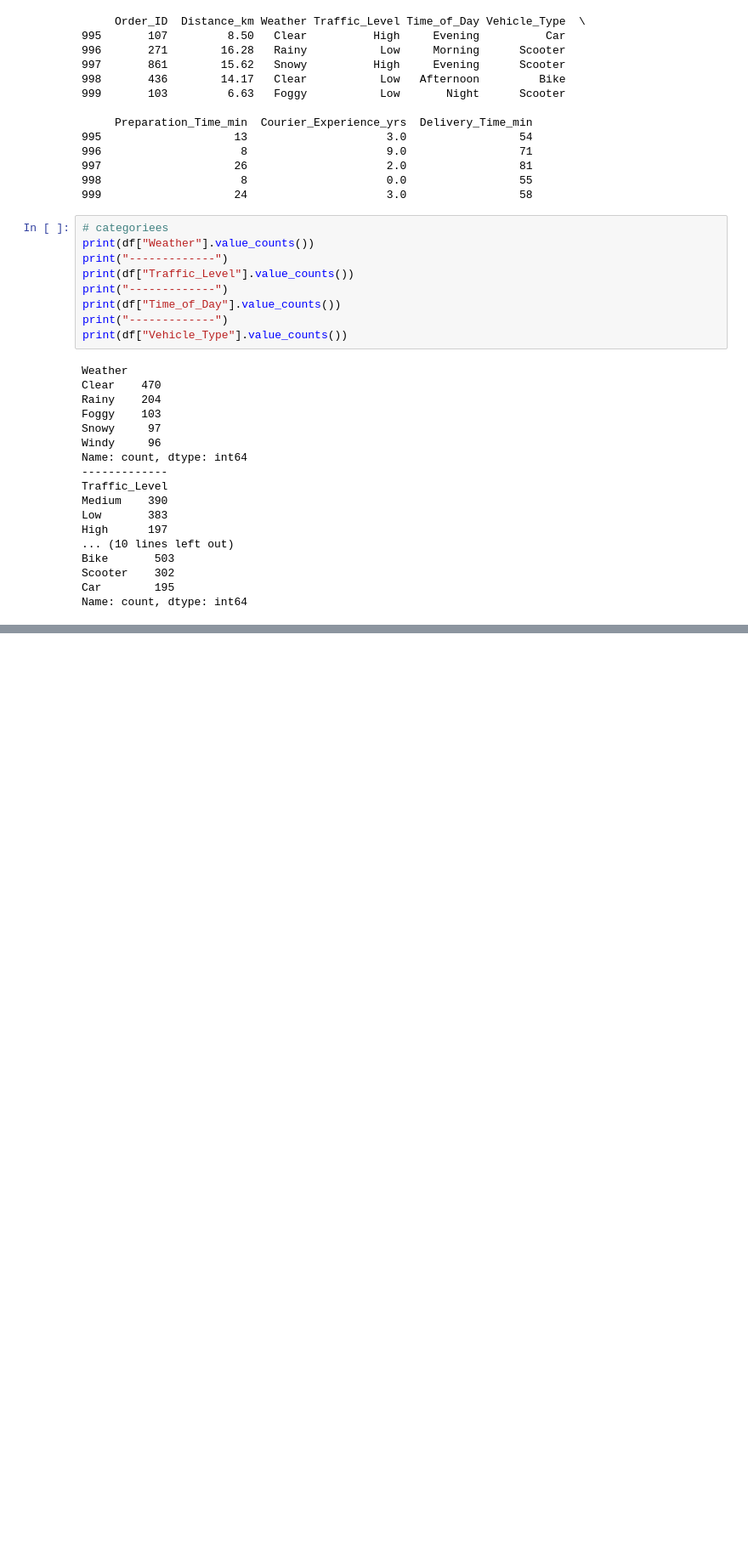
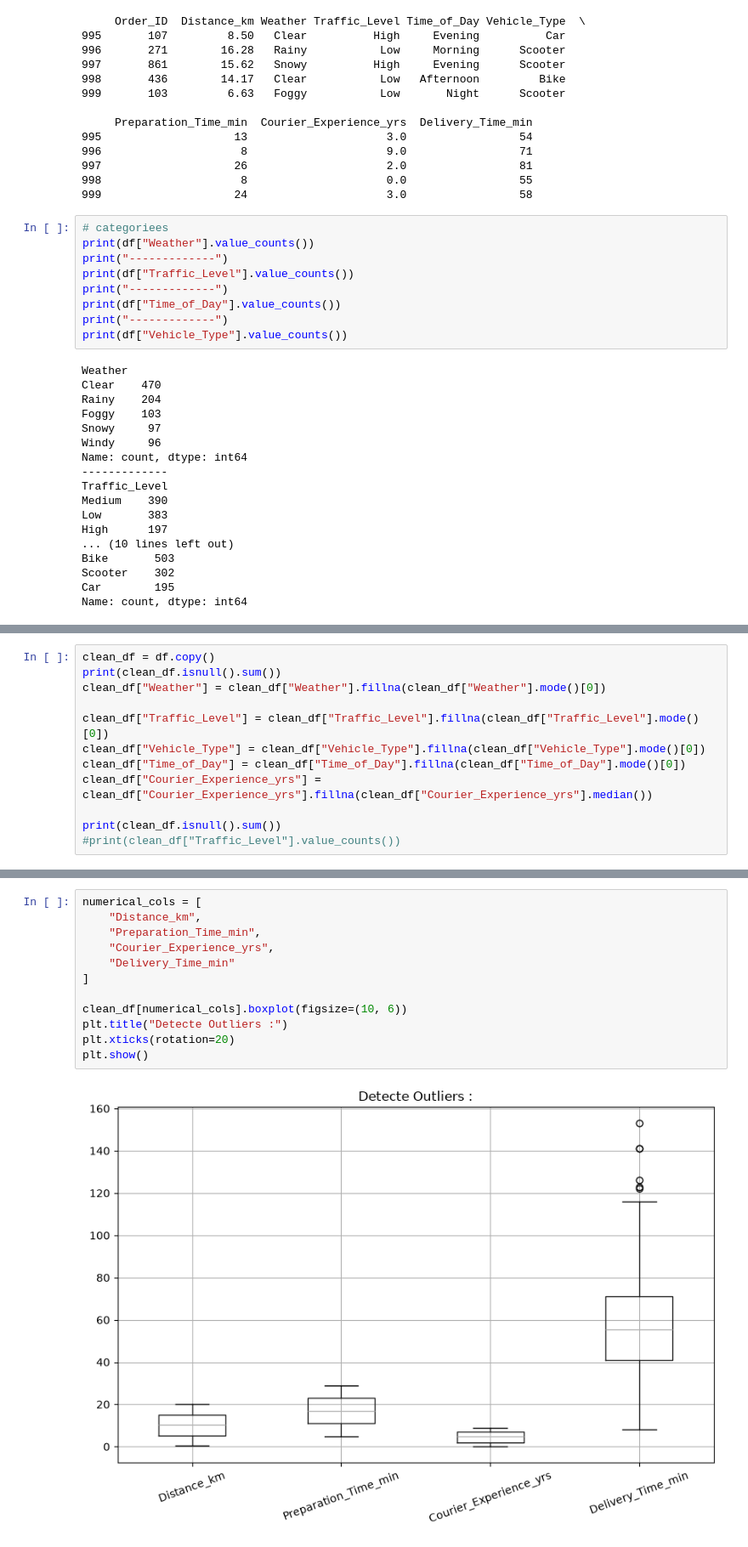
Before and after one commit to lahcen404/DeliveryETA, a Jupyter notebook: notebooks/delivery_eta_analysis.ipynb, the cells around one changed output, grey strips where cells are left out. Shown at 85% size. Drawn from its saved outputs; the diff is of its cells as text; blank space fills up the shorter version.

Commit message:
clean data and calcul IQR (Q1 - Q3)

```diff
--- a/notebooks/delivery_eta_analysis.ipynb
+++ b/notebooks/delivery_eta_analysis.ipynb
@@ -125,0 +136,12 @@ Name: count, dtype: int64
+# %%
+clean_df = df.copy()
+print(clean_df.isnull().sum())
+clean_df["Weather"] = clean_df["Weather"].fillna(clean_df["Weather"].mode()[0])
+
+clean_df["Traffic_Level"] = clean_df["Traffic_Level"].fillna(clean_df["Traffic_Level"].mode()[0])
+clean_df["Vehicle_Type"] = clean_df["Vehicle_Type"].fillna(clean_df["Vehicle_Type"].mode()[0])
+clean_df["Time_of_Day"] = clean_df["Time_of_Day"].fillna(clean_df["Time_of_Day"].mode()[0])
+clean_df["Courier_Experience_yrs"] = clean_df["Courier_Experience_yrs"].fillna(clean_df["Courier_Experience_yrs"].median())
+
+print(clean_df.isnull().sum())
+#print(clean_df["Traffic_Level"].value_counts())
@@ -125,0 +207,14 @@ Name: count, dtype: int64
+# %%
+numerical_cols = [
+    "Distance_km",
+    "Preparation_Time_min",
+    "Courier_Experience_yrs",
+    "Delivery_Time_min"
+]
+
+clean_df[numerical_cols].boxplot(figsize=(10, 6))
+plt.title("Detecte Outliers :")
+plt.xticks(rotation=20)
+plt.show()
+# %% [output]
+[figure, added]
```
Also changed, not shown: parts of 10 cells of this notebook.
